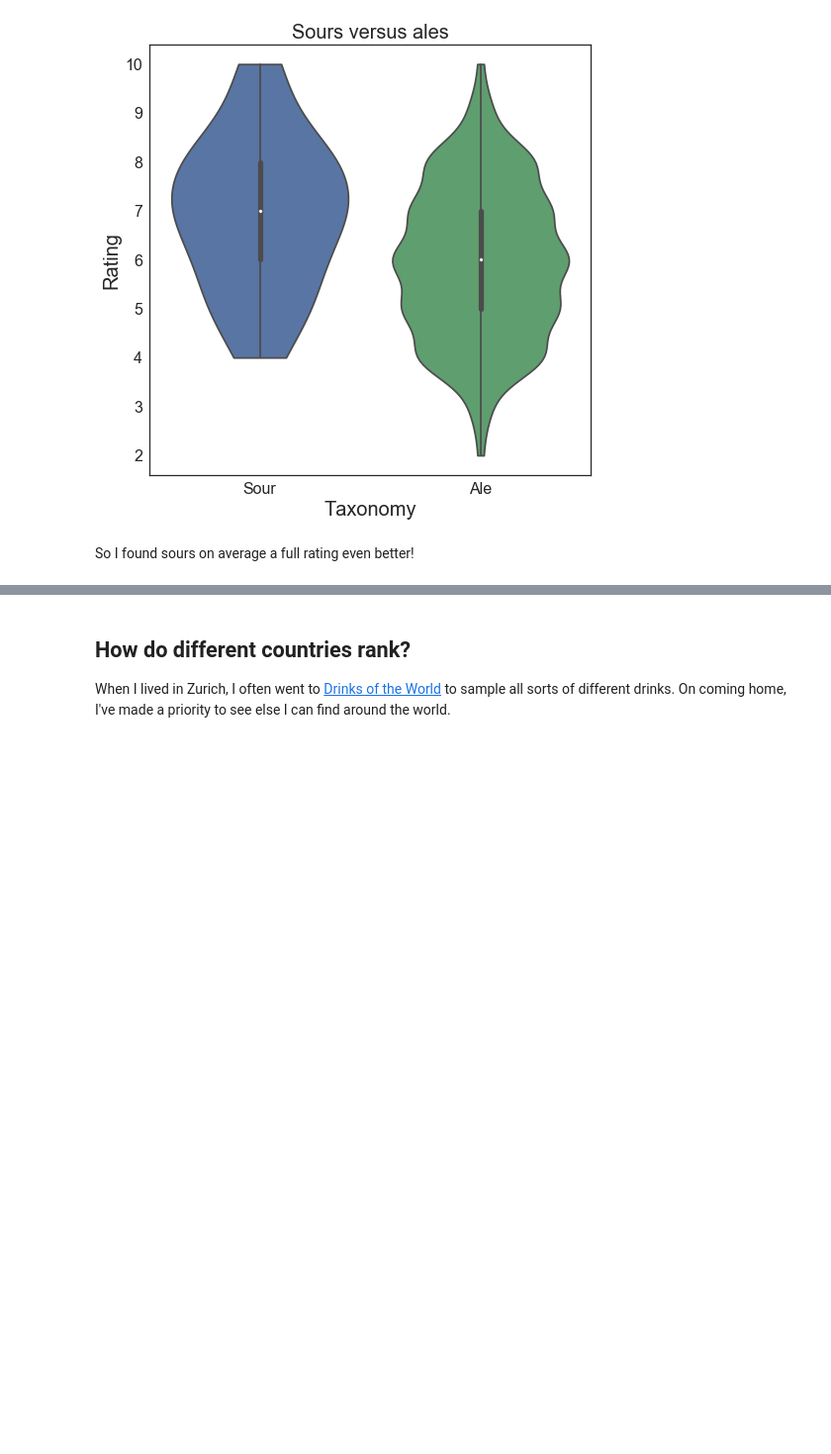
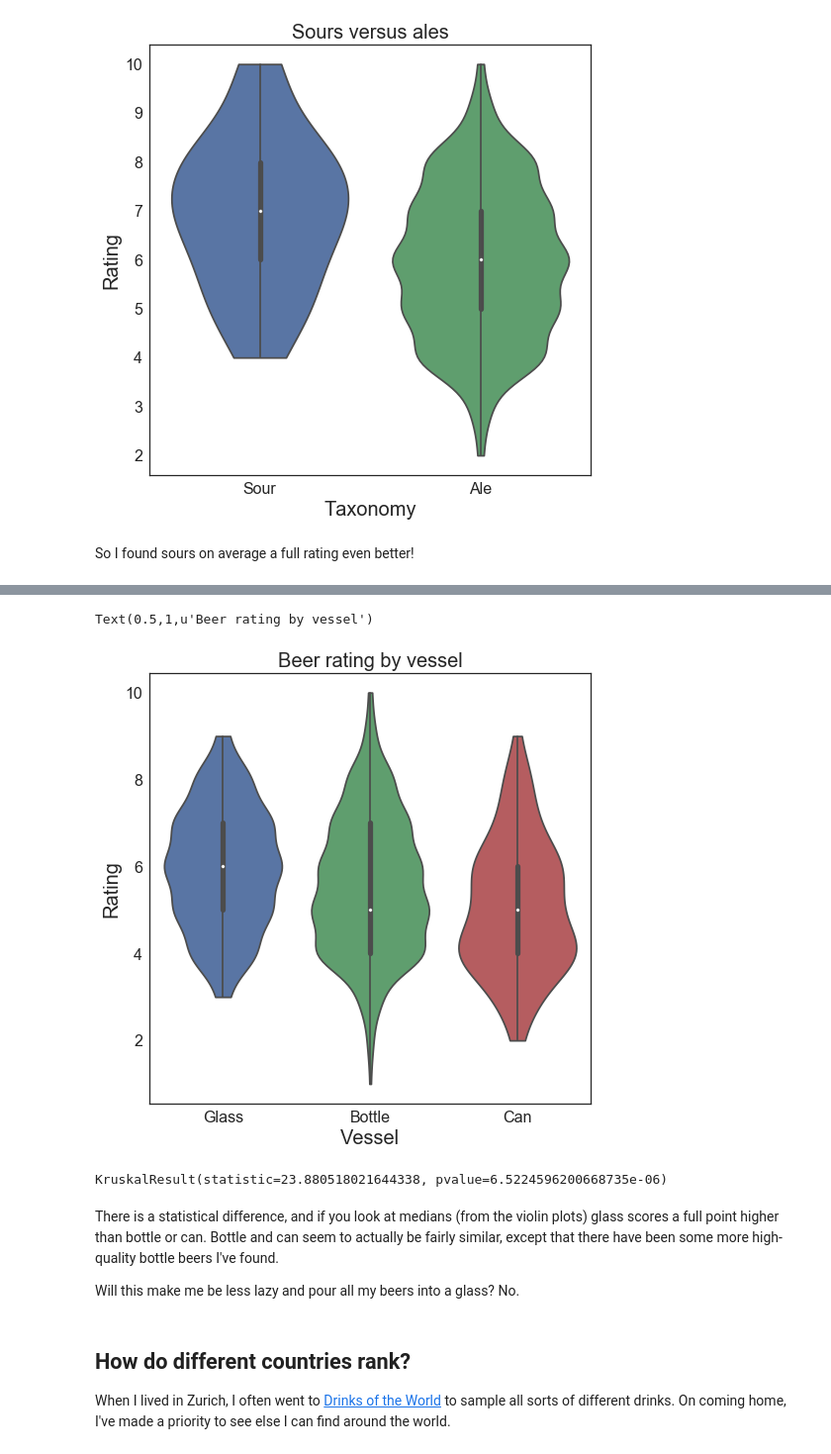
Before and after one commit to anzelpwj/Beer_server, a Jupyter notebook: Beer_analysis_v2.ipynb, the cells around one changed output, grey strips where cells are left out. Shown at 99% size. Saved outputs shown, nothing was run; the diff lists cells and outputs as text; code cells hidden in the pictures; blank space fills up the shorter version.

Commit message:
Fix some missing stuff, add vessel Kruskal-Wallis

```diff
--- a/Beer_analysis_v2.ipynb
+++ b/Beer_analysis_v2.ipynb
@@ -163,0 +175,21 @@ So I found sours on average a full rating even better!
+# %%
+def extract_vessel(string):
+    string = string.lower()
+    if 'bottle' in string:
+        return 'Bottle'
+    elif 'glass' in string:
+        return 'Glass'
+    elif 'can' in string:
+        return 'Can'
+    else:
+        return None
+
+df['HowIDrank'] = df['HowIDrank'].astype(str)
+df['Vessel'] = df['HowIDrank'].apply(extract_vessel)
+
+vesselmean = df.groupby('Vessel')['Rating'].mean()
+vesselmean.name = 'Mean'
+vesselstd = df.groupby('Vessel')['Rating'].std()
+vesselstd.name = 'StDev'
+vesselcount = df.groupby('Vessel')['Rating'].size()
+vesselcount.name = 'Count'
@@ -164,3 +210,27 @@ So I found sours on average a full rating even better!
+# %%
+fig, ax = plt.subplots(figsize=(8,8))
+
+sns.violinplot(x='Vessel', y='Rating',
+               data=df,
+               ax=ax, scale='width', cut=0,
+               order=['Glass', 'Bottle', 'Can'])
+ax.tick_params(labelsize=16)
+ax.set_xlabel("Vessel", fontsize=20)
+ax.set_ylabel("Rating", fontsize=20)
+ax.set_title("Beer rating by vessel", fontsize=20)
+# %% [output]
+Text(0.5,1,u'Beer rating by vessel')
+[figure, added]
+# %%
+stats.kruskal(df[df['Vessel'] == 'Bottle']['Rating'],
+              df[df['Vessel'] == 'Can']['Rating'],
+              df[df['Vessel'] == 'Glass']['Rating'])
+# %% [output]
+KruskalResult(statistic=23.880518021644338, pvalue=6.5224596200668735e-06)
+# %% [markdown]
+There is a statistical difference, and if you look at medians (from the violin plots) glass scores a full point higher than bottle or can. Bottle and can seem to actually be fairly similar, except that there have been some more high-quality bottle beers I've found.
+
+Will this make me be less lazy and pour all my beers into a glass? No.
 # %% [markdown]
 ## How do different countries rank?
 
```
Also changed, not shown: parts of 15 cells of this notebook, 14 other files.
